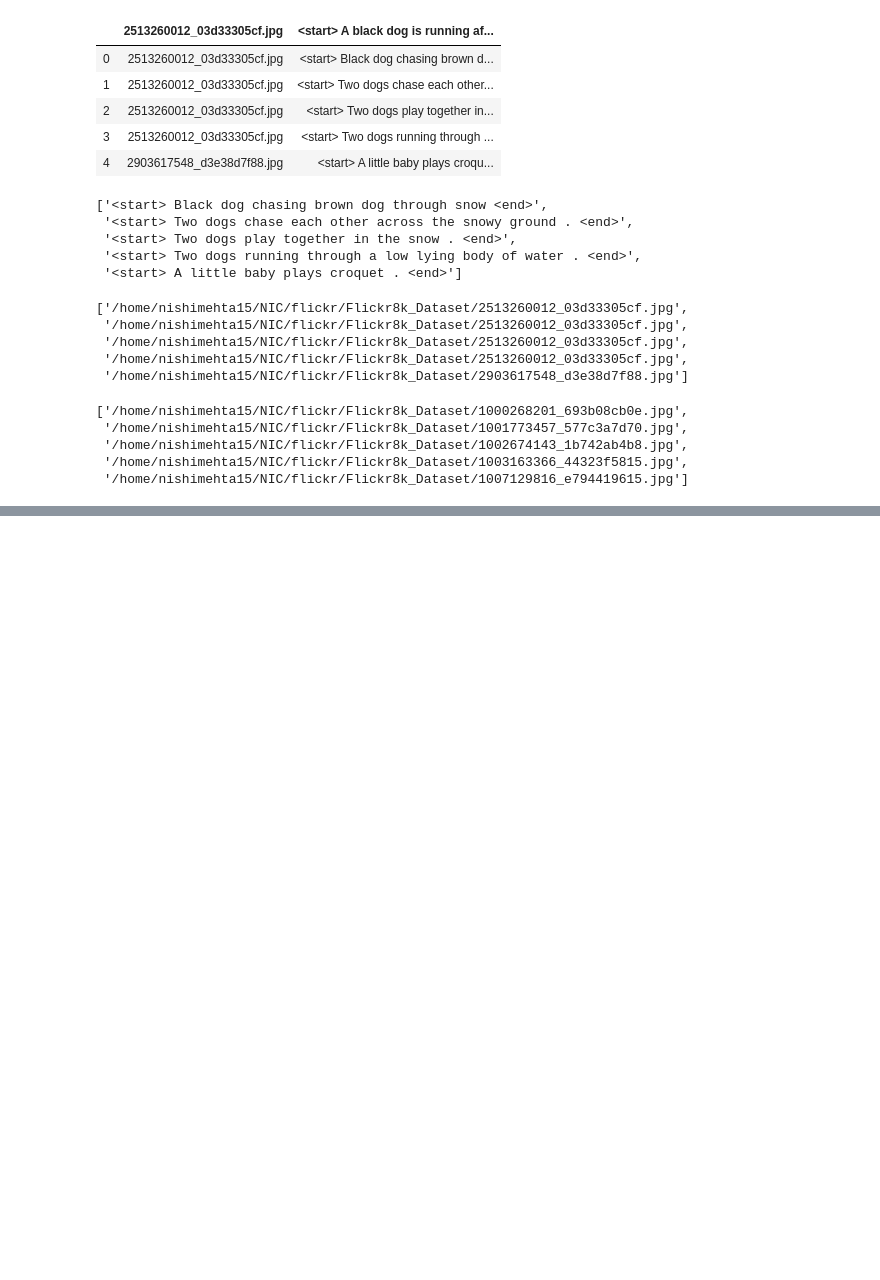
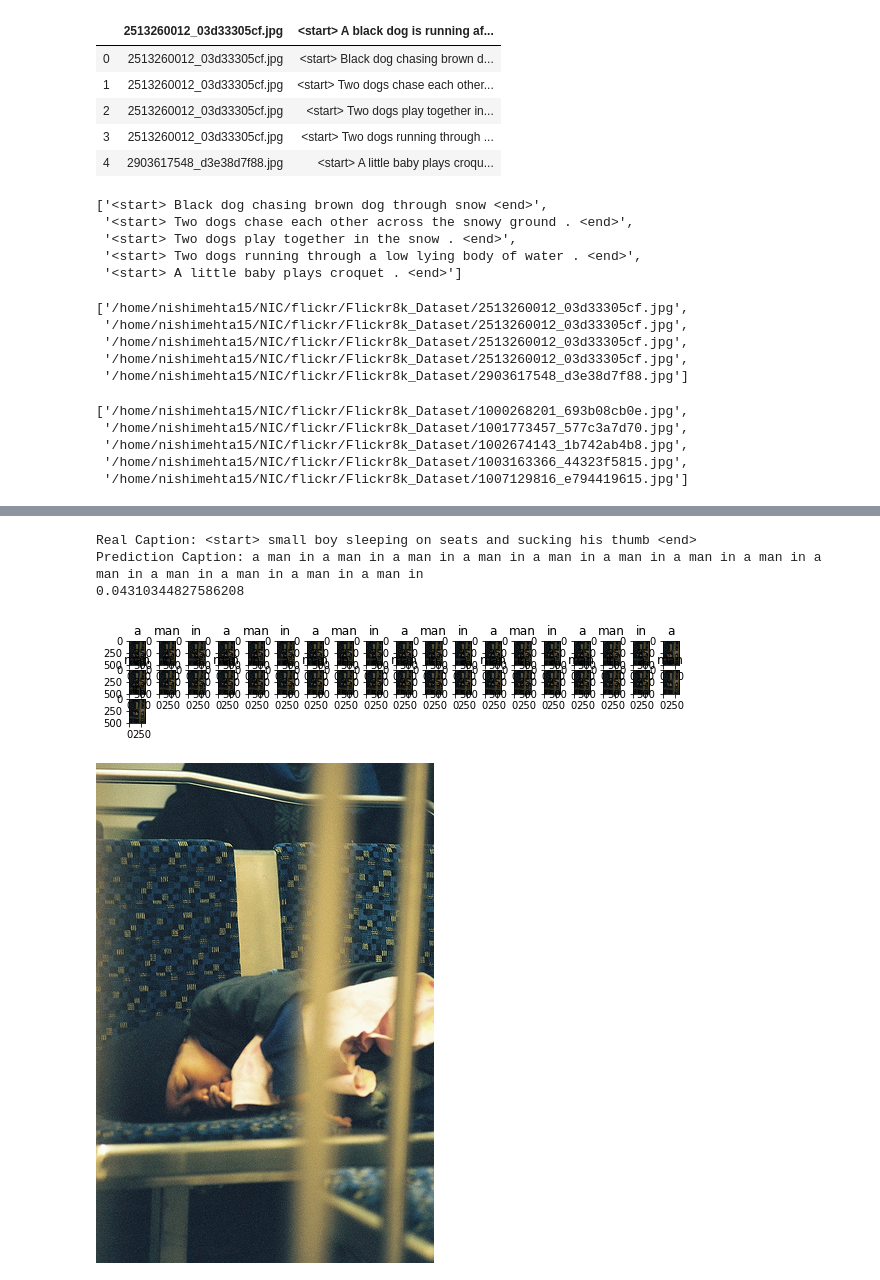
Before and after one commit to TTKunt/Image_Captioning, a Jupyter notebook: show_attend_and_tell/Show-attend-tell.ipynb, the cells around one changed output, grey strips where cells are left out. Saved outputs shown, nothing was run; the diff lists cells and outputs as text; code cells hidden in the pictures; blank space fills up the shorter version.

```diff
--- a/show_attend_and_tell/Show-attend-tell.ipynb
+++ b/show_attend_and_tell/Show-attend-tell.ipynb
@@ -352,13 +340,21 @@ captions_test = tf.keras.preprocessing.sequence.pad_sequences(test_seqs, padding
 # %%
 # captions on the validation set
 
 rid = np.random.randint(0, len(image_names_val))
 image = image_names_val[rid]
 real_caption = ' '.join([vocab.index_word[i] for i in captions_test[rid] if i not in [0]])
 result, attention_plot = evaluate(image)
 
 print ('Real Caption:', real_caption)
 print ('Prediction Caption:', ' '.join(result))
+bleu_score = sentence_bleu(real_caption,' '.join(result),weights=(1, 0, 0, 0))
+print(bleu_score)
 plot_attention(image, result, attention_plot)
 # opening the image
-Image.open(img_name_val[rid])
+Image.open(image_names_val[rid])
+# %% [output]
+Real Caption: <start> small boy sleeping on seats and sucking his thumb <end>
+Prediction Caption: a man in a man in a man in a man in a man in a man in a man in a man in a man in a man in a man in a man in a man in
+0.04310344827586208
+[figure, added]
+[figure, added]
```
Also changed, not shown: parts of 8 cells of this notebook.
